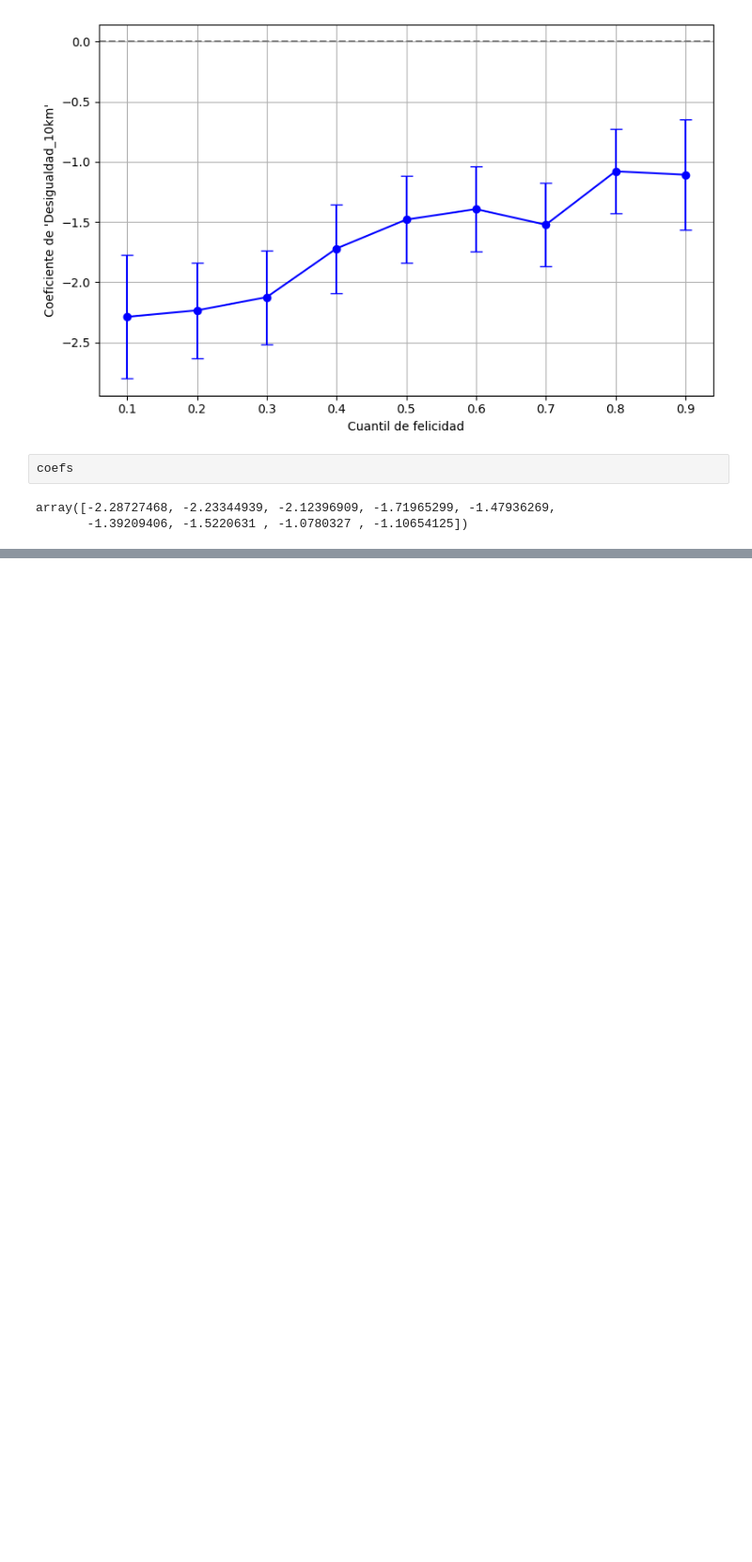
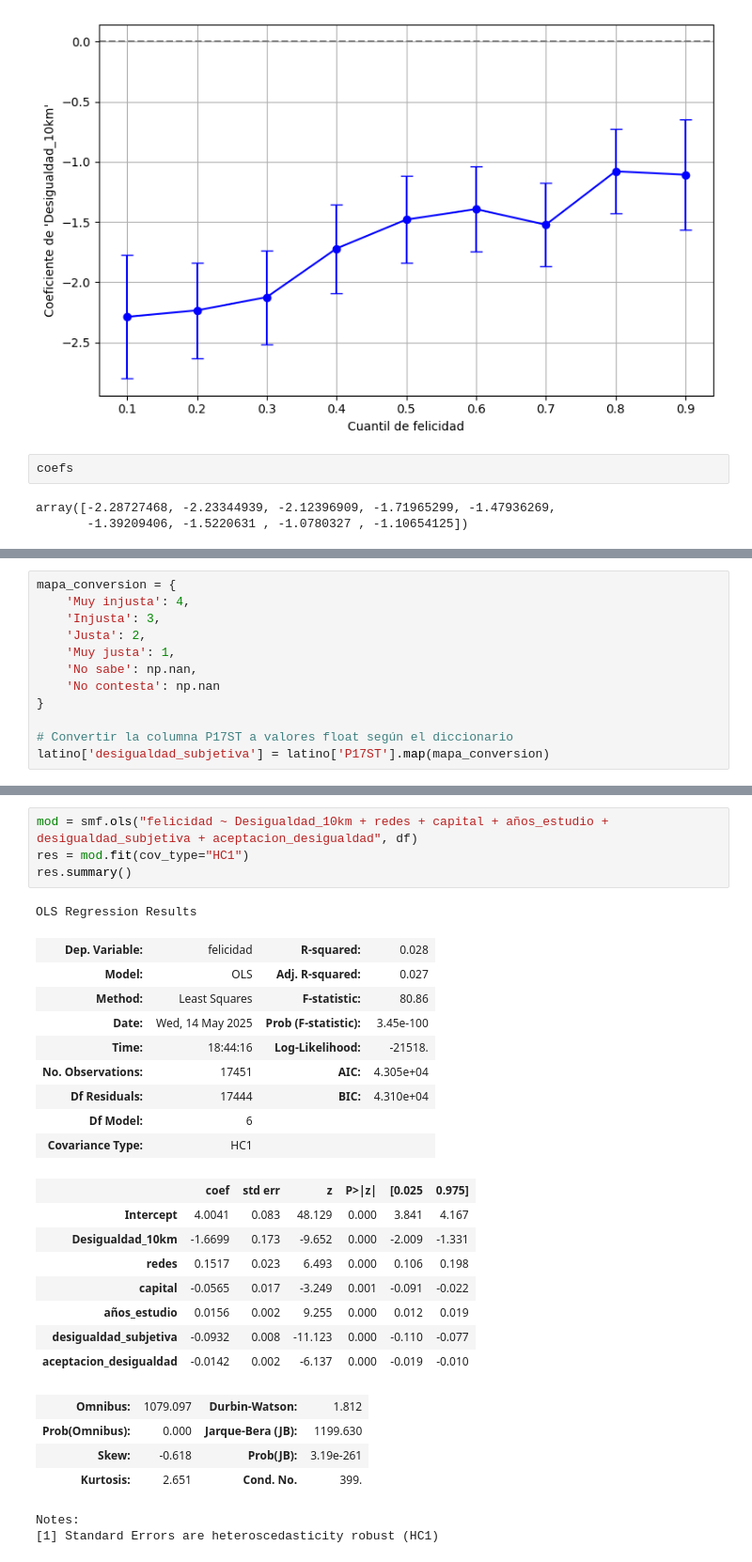
Before and after one commit to LCaravaggio/FelicidadDesigualdad, a Jupyter notebook: Resultados.ipynb, the cells around one changed output, grey strips where cells are left out. Shown at 94% size. Saved outputs shown, nothing was run; the diff lists cells and outputs as text; blank space fills up the shorter version.

```diff
--- a/Resultados.ipynb
+++ b/Resultados.ipynb
@@ -570,0 +688,12 @@ array([-2.28727468, -2.23344939, -2.12396909, -1.71965299, -1.47936269,
+# %%
+mapa_conversion = {
+    'Muy injusta': 4,
+    'Injusta': 3,
+    'Justa': 2,
+    'Muy justa': 1,
+    'No sabe': np.nan,
+    'No contesta': np.nan
+}
+
+# Convertir la columna P17ST a valores float según el diccionario
+latino['desigualdad_subjetiva'] = latino['P17ST'].map(mapa_conversion)
@@ -570,0 +770,29 @@ array([-2.28727468, -2.23344939, -2.12396909, -1.71965299, -1.47936269,
+# %%
+mod = smf.ols("felicidad ~ Desigualdad_10km + redes + capital + años_estudio + desigualdad_subjetiva + aceptacion_desigualdad", df)
+res = mod.fit(cov_type="HC1")
+res.summary()
+# %% [output]
+OLS Regression Results
+| Dep. Variable: | felicidad | R-squared: | 0.028 |
+| Model: | OLS | Adj. R-squared: | 0.027 |
+| Method: | Least Squares | F-statistic: | 80.86 |
+| Date: | Wed, 14 May 2025 | Prob (F-statistic): | 3.45e-100 |
+| Time: | 18:44:16 | Log-Likelihood: | -21518. |
+| No. Observations: | 17451 | AIC: | 4.305e+04 |
+| Df Residuals: | 17444 | BIC: | 4.310e+04 |
+| Df Model: | 6 |  |  |
+| Covariance Type: | HC1 |  |  |
+|  | coef | std err | z | P>|z| | [0.025 | 0.975] |
+| Intercept | 4.0041 | 0.083 | 48.129 | 0.000 | 3.841 | 4.167 |
+| Desigualdad_10km | -1.6699 | 0.173 | -9.652 | 0.000 | -2.009 | -1.331 |
+| redes | 0.1517 | 0.023 | 6.493 | 0.000 | 0.106 | 0.198 |
+| capital | -0.0565 | 0.017 | -3.249 | 0.001 | -0.091 | -0.022 |
+| años_estudio | 0.0156 | 0.002 | 9.255 | 0.000 | 0.012 | 0.019 |
+| desigualdad_subjetiva | -0.0932 | 0.008 | -11.123 | 0.000 | -0.110 | -0.077 |
+| aceptacion_desigualdad | -0.0142 | 0.002 | -6.137 | 0.000 | -0.019 | -0.010 |
+| Omnibus: | 1079.097 | Durbin-Watson: | 1.812 |
+| Prob(Omnibus): | 0.000 | Jarque-Bera (JB): | 1199.630 |
+| Skew: | -0.618 | Prob(JB): | 3.19e-261 |
+| Kurtosis: | 2.651 | Cond. No. | 399. |
+Notes:
+[1] Standard Errors are heteroscedasticity robust (HC1)
```
Also changed, not shown: parts of 16 cells of this notebook.
